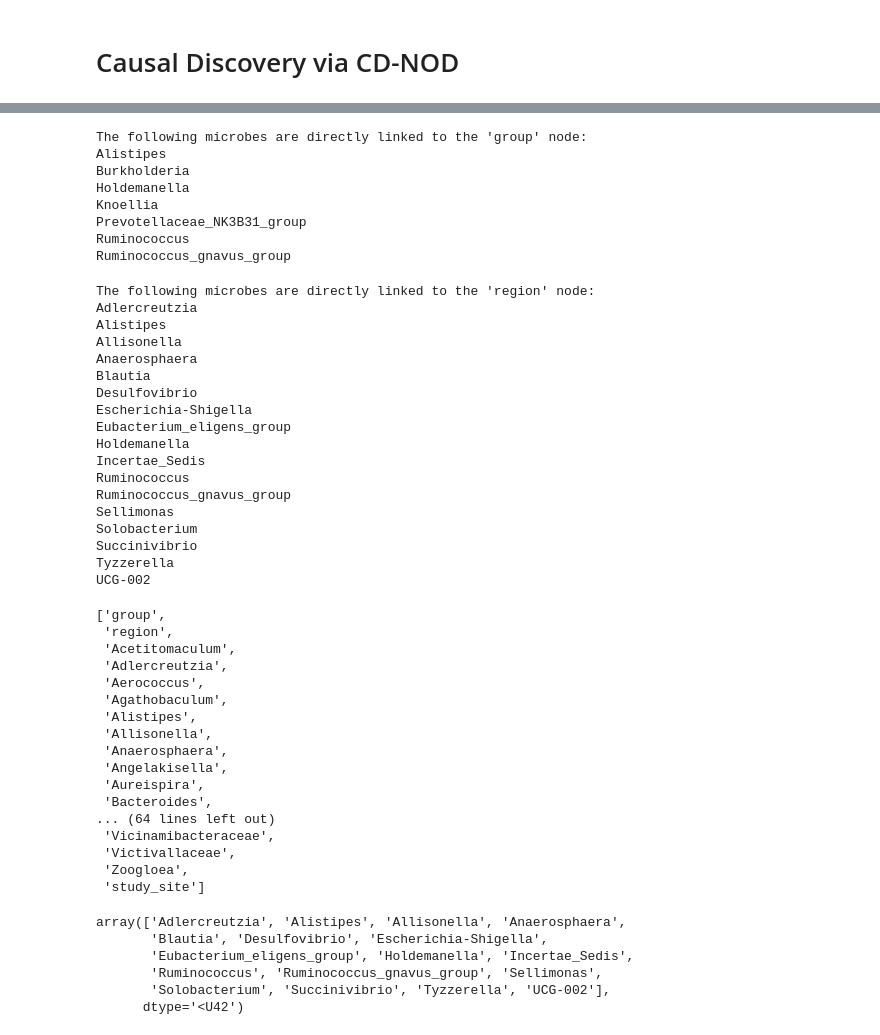
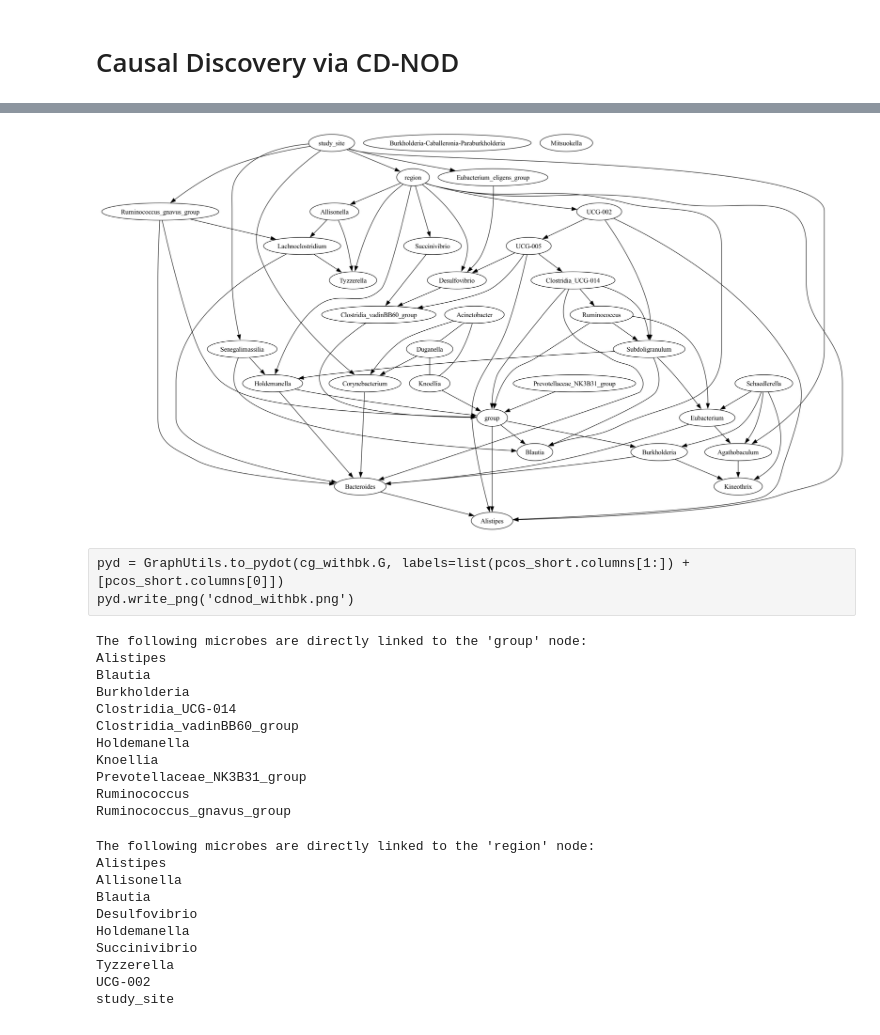
Before and after one commit to nzhang20/Causal-Discovery-on-Gut-Microbial-Data-for-Disease-Risk-Prediction, a Jupyter notebook: notebooks/microbe-disease-network.ipynb, the cells around one changed output, grey strips where cells are left out. Drawn from its saved outputs; the diff is of its cells as text; code cells hidden in the pictures.

```diff
--- a/notebooks/microbe-disease-network.ipynb
+++ b/notebooks/microbe-disease-network.ipynb
@@ -126,15 +124,26 @@ pyd.write_png('cdnod_withbk.png')
+# %%
+cg.draw_pydot_graph(labels=list(data_short.columns[1:]) + ['study_site'] + [data_short.columns[0]])
+# %% [output]
+[figure, added]
+# %% [raw]
+pyd = GraphUtils.to_pydot(cg_withbk.G, labels=list(pcos_short.columns[1:]) + [pcos_short.columns[0]])
+pyd.write_png('cdnod_withbk.png')
 # %%
 # print the microbes directly linked to 'group'
+data_aug_col = np.array(list(data_short.columns) + ['study_site'] + [data_short.columns[0]])
 adj_nodes = []
-for node in cg_withbk.G.get_adjacent_nodes(cg_withbk.G.get_node(f'X{pcos_short.shape[1]}')):
+for node in cg.G.get_adjacent_nodes(cg.G.get_node(f'X{data_short.shape[1] + 1}')):
     adj_nodes.append(int(node.get_name().replace('X', '')))
 
 print('The following microbes are directly linked to the \'group\' node:')
-print('\n'.join(list(pcos_short.columns[adj_nodes])))
+print('\n'.join(list(data_aug_col[adj_nodes])))
 # %% [output]
 The following microbes are directly linked to the 'group' node:
 Alistipes
+Blautia
 Burkholderia
+Clostridia_UCG-014
+Clostridia_vadinBB60_group
 Holdemanella
 Knoellia
 Prevotellaceae_NK3B31_group
@@ -143,57 +152,19 @@ Ruminococcus_gnavus_group
 # %%
 # print the microbes directly linked to 'region'
 adj_nodes = []
-for node in cg_withbk.G.get_adjacent_nodes(cg_withbk.G.get_node(f'X1')):
+for node in cg.G.get_adjacent_nodes(cg.G.get_node(f'X1')):
     adj_nodes.append(int(node.get_name().replace('X', '')))
 
 print('The following microbes are directly linked to the \'region\' node:')
-print('\n'.join(list(pcos_short.columns[adj_nodes])))
+print('\n'.join(list(data_aug_col[adj_nodes])))
 # %% [output]
 The following microbes are directly linked to the 'region' node:
-Adlercreutzia
 Alistipes
 Allisonella
-Anaerosphaera
 Blautia
 Desulfovibrio
-Escherichia-Shigella
-Eubacterium_eligens_group
 Holdemanella
-Incertae_Sedis
-Ruminococcus
-Ruminococcus_gnavus_group
-Sellimonas
-Solobacterium
 Succinivibrio
 Tyzzerella
 UCG-002
+study_site
-# %%
-test_col = list(pcos_short.columns) + ['study_site']
-test_col
-# %% [output]
-['group',
- 'region',
- 'Acetitomaculum',
- 'Adlercreutzia',
- 'Aerococcus',
- 'Agathobaculum',
- 'Alistipes',
- 'Allisonella',
- 'Anaerosphaera',
- 'Angelakisella',
- 'Aureispira',
- 'Bacteroides',
-... (64 lines left out)
- 'Vicinamibacteraceae',
- 'Victivallaceae',
- 'Zoogloea',
- 'study_site']
-# %%
-np.array(test_col)[adj_nodes]
-# %% [output]
-array(['Adlercreutzia', 'Alistipes', 'Allisonella', 'Anaerosphaera',
-       'Blautia', 'Desulfovibrio', 'Escherichia-Shigella',
-       'Eubacterium_eligens_group', 'Holdemanella', 'Incertae_Sedis',
-       'Ruminococcus', 'Ruminococcus_gnavus_group', 'Sellimonas',
-       'Solobacterium', 'Succinivibrio', 'Tyzzerella', 'UCG-002'],
-      dtype='<U42')
```
Also changed, not shown: parts of 11 cells of this notebook, 51 other files.
